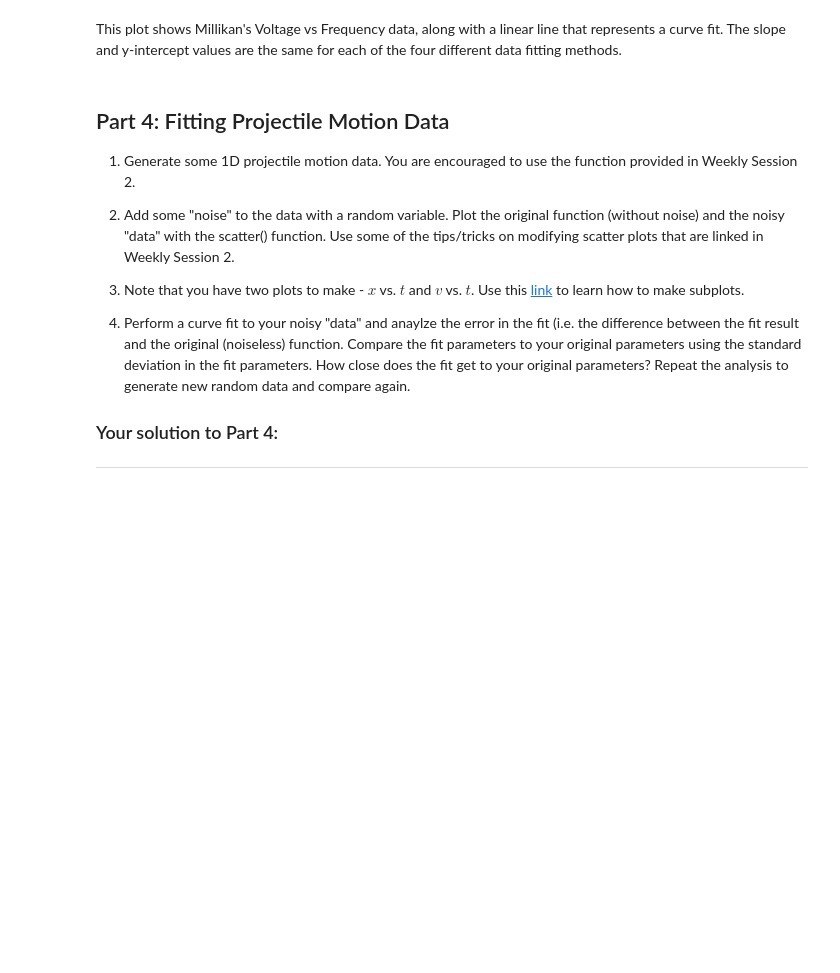
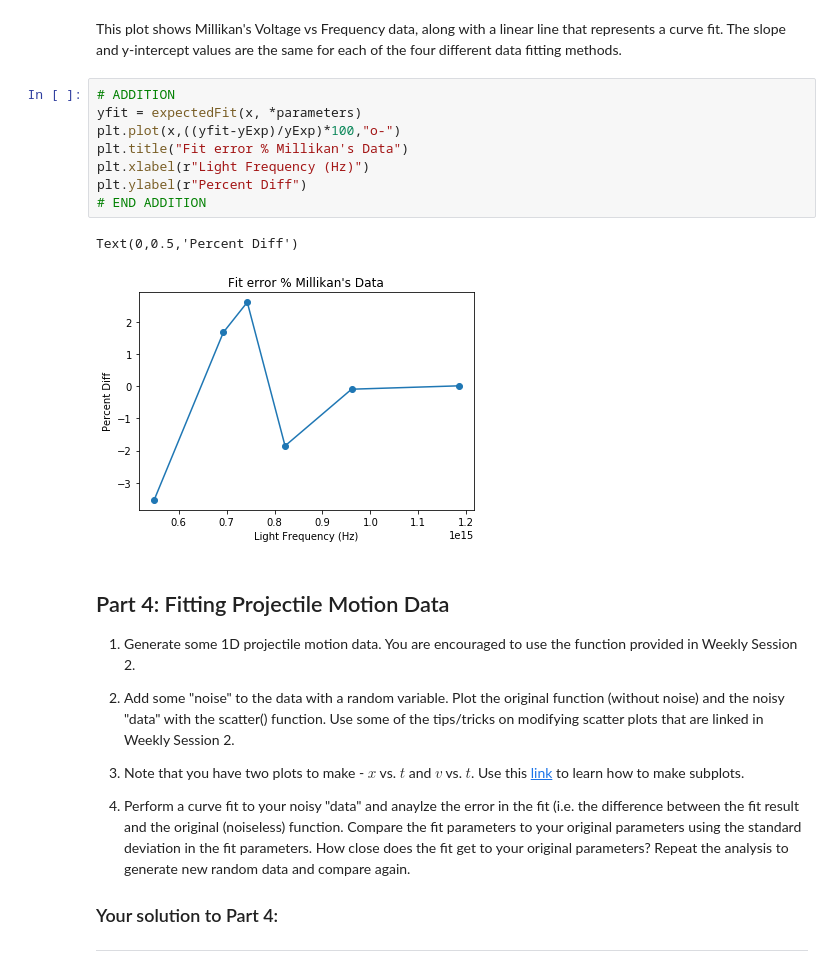
Before and after one commit to aMartin6/Labs, a Jupyter notebook: Lab2/Lab2 - Curve Fitting.ipynb, the cells around one changed output. Drawn from its saved outputs; the diff is of its cells as text; blank space fills up the shorter version.

```diff
--- a/Lab2/Lab2 - Curve Fitting.ipynb
+++ b/Lab2/Lab2 - Curve Fitting.ipynb
@@ -276,6 +314,17 @@ m =  4.08822735807e-15
 c =  -1.73123580361
 # %% [markdown]
 This plot shows Millikan's Voltage vs Frequency data, along with a linear line that represents a curve fit. The slope and y-intercept values are the same for each of the four different data fitting methods.
+# %%
+# ADDITION
+yfit = expectedFit(x, *parameters)
+plt.plot(x,((yfit-yExp)/yExp)*100,"o-")
+plt.title("Fit error % Millikan's Data")
+plt.xlabel(r"Light Frequency (Hz)")
+plt.ylabel(r"Percent Diff")
+# END ADDITION
+# %% [output]
+Text(0,0.5,'Percent Diff')
+[figure, added]
 # %% [markdown]
 ## Part 4: Fitting Projectile Motion Data
 
```
Also changed, not shown: parts of 15 cells of this notebook.
